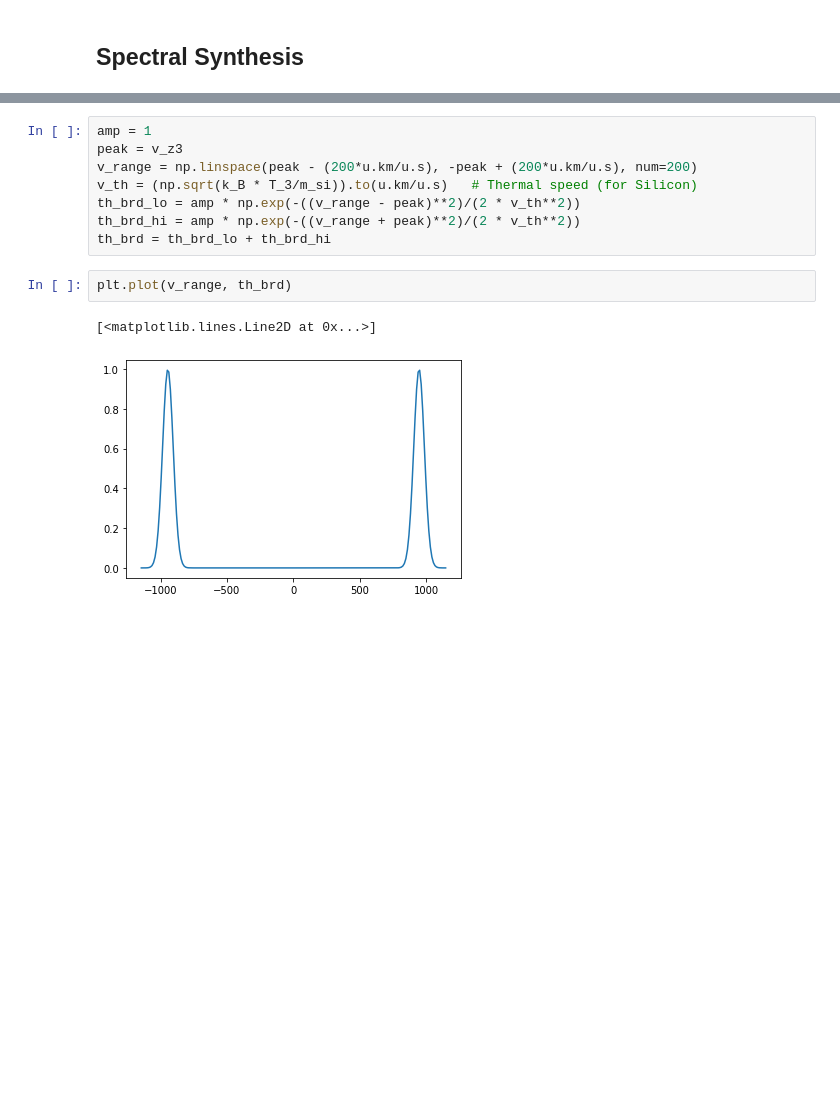
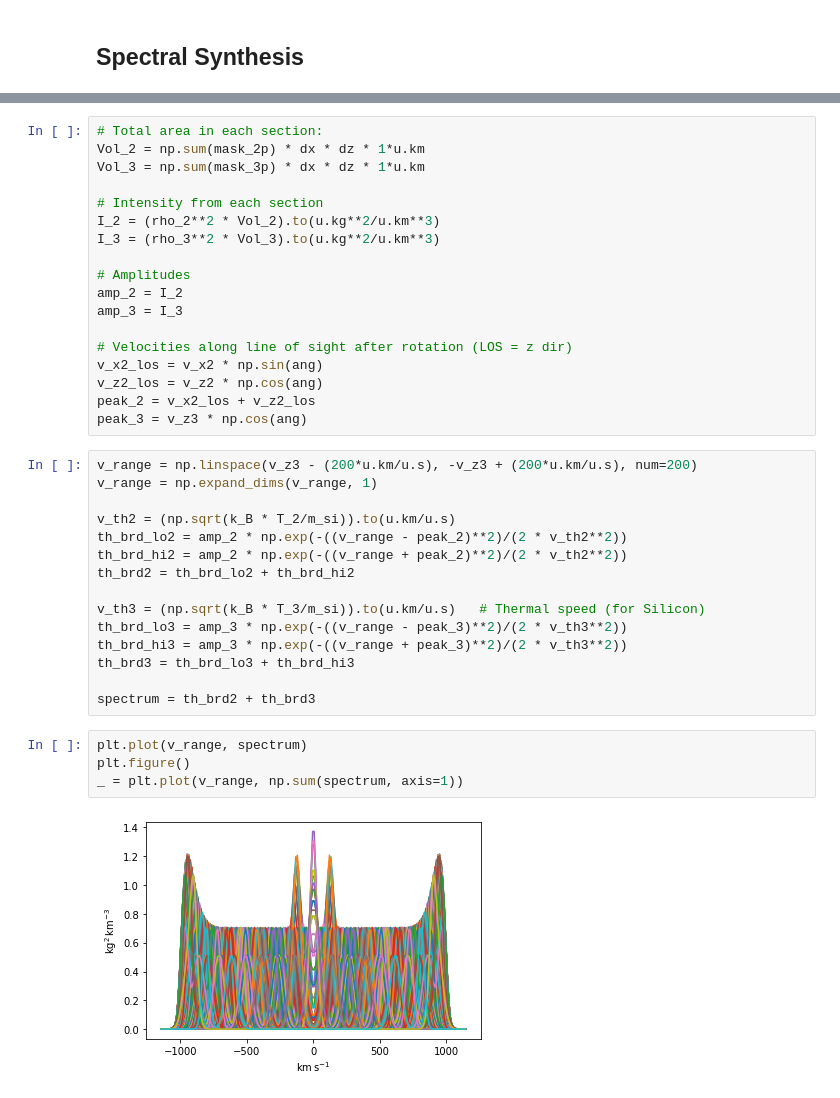
Before and after one commit to cappy-bunn/PHSX_565_AstrophysicalPlasmaPhysics, a Jupyter notebook: final_project/spectral_synthesis.ipynb, the cells around one changed output, grey strips where cells are left out. Saved outputs shown, nothing was run; the diff lists cells and outputs as text; blank space fills up the shorter version.

```diff
--- a/final_project/spectral_synthesis.ipynb
+++ b/final_project/spectral_synthesis.ipynb
@@ -94,13 +145,39 @@ plt.imshow(mask_3, extent=[x.min().value, x.max().value, z.min().value, z.max().
+# %%
+# Total area in each section:
+Vol_2 = np.sum(mask_2p) * dx * dz * 1*u.km
+Vol_3 = np.sum(mask_3p) * dx * dz * 1*u.km
+
+# Intensity from each section
+I_2 = (rho_2**2 * Vol_2).to(u.kg**2/u.km**3)
+I_3 = (rho_3**2 * Vol_3).to(u.kg**2/u.km**3)
+
+# Amplitudes
+amp_2 = I_2
+amp_3 = I_3
+
+# Velocities along line of sight after rotation (LOS = z dir)
+v_x2_los = v_x2 * np.sin(ang)
+v_z2_los = v_z2 * np.cos(ang)
+peak_2 = v_x2_los + v_z2_los
+peak_3 = v_z3 * np.cos(ang)
 # %%
-amp = 1
-peak = v_z3
-v_range = np.linspace(peak - (200*u.km/u.s), -peak + (200*u.km/u.s), num=200)
-v_th = (np.sqrt(k_B * T_3/m_si)).to(u.km/u.s)   # Thermal speed (for Silicon)
-th_brd_lo = amp * np.exp(-((v_range - peak)**2)/(2 * v_th**2))
-th_brd_hi = amp * np.exp(-((v_range + peak)**2)/(2 * v_th**2))
-th_brd = th_brd_lo + th_brd_hi
+v_range = np.linspace(v_z3 - (200*u.km/u.s), -v_z3 + (200*u.km/u.s), num=200)
+v_range = np.expand_dims(v_range, 1)
+
+v_th2 = (np.sqrt(k_B * T_2/m_si)).to(u.km/u.s)
+th_brd_lo2 = amp_2 * np.exp(-((v_range - peak_2)**2)/(2 * v_th2**2))
+th_brd_hi2 = amp_2 * np.exp(-((v_range + peak_2)**2)/(2 * v_th2**2))
+th_brd2 = th_brd_lo2 + th_brd_hi2
+
+v_th3 = (np.sqrt(k_B * T_3/m_si)).to(u.km/u.s)   # Thermal speed (for Silicon)
+th_brd_lo3 = amp_3 * np.exp(-((v_range - peak_3)**2)/(2 * v_th3**2))
+th_brd_hi3 = amp_3 * np.exp(-((v_range + peak_3)**2)/(2 * v_th3**2))
+th_brd3 = th_brd_lo3 + th_brd_hi3
+
+spectrum = th_brd2 + th_brd3
-# %%
-plt.plot(v_range, th_brd)
-# %% [output]
-[<matplotlib.lines.Line2D at 0x...>]
-[figure, removed]
+# %%
+plt.plot(v_range, spectrum)
+plt.figure()
+_ = plt.plot(v_range, np.sum(spectrum, axis=1))
+# %% [output]
+[figure, added]
```
Also changed, not shown: parts of 7 cells of this notebook.
